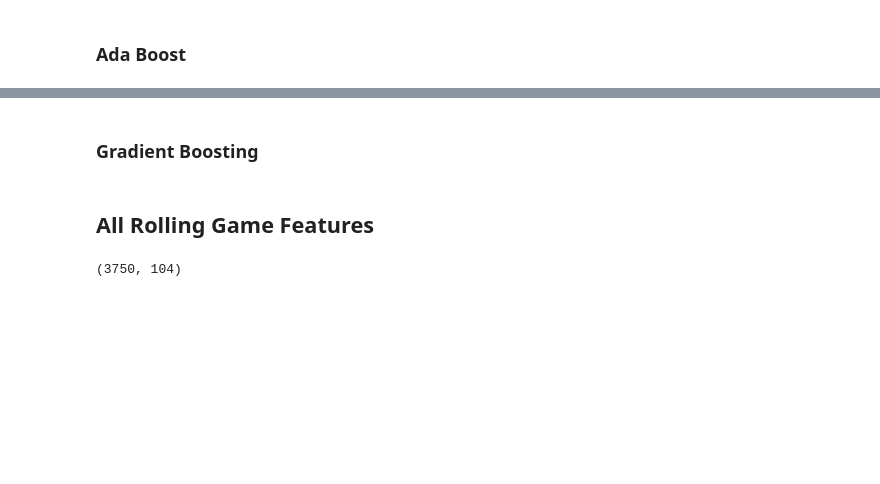
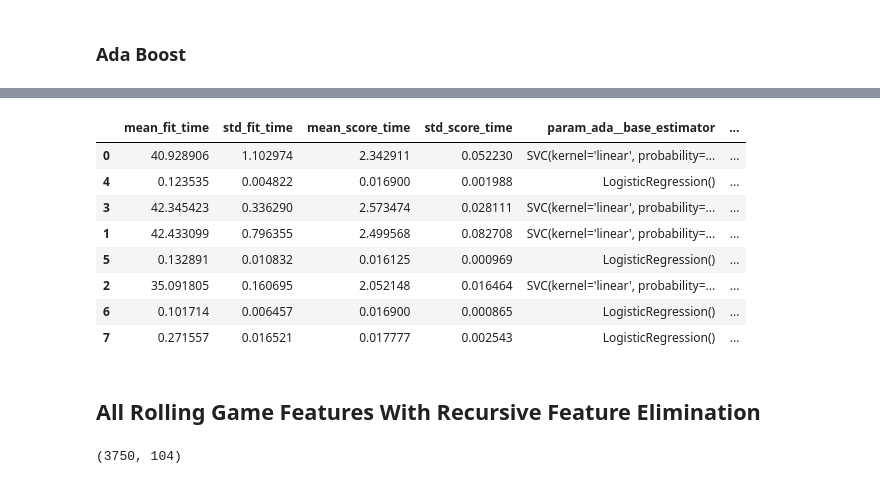
Before and after one commit to gschwaeb/NHL_Game_Prediction, a Jupyter notebook: Preliminary Modeling.ipynb, the cells around one changed output, grey strips where cells are left out. Cells and saved outputs as stored; diff of their text form; code cells hidden in the pictures; blank space fills up the shorter version.

```diff
--- a/Preliminary Modeling.ipynb
+++ b/Preliminary Modeling.ipynb
@@ -584,6 +609,20 @@ log_40_coef.sort_values('Coef_abs', ascending = False)
 # %% [markdown]
 ### Ada Boost
 # %%
+numeric_transformer = Pipeline(steps=[
+    ('scaler', StandardScaler())])
+
+categorical_features = ['home_B2B', 'away_B2B']
+
+
+preprocessor = ColumnTransformer(
+    transformers=[
+        ('num', numeric_transformer, numeric_features),
+        ('cat', 'passthrough', categorical_features)])
+
+log_40_pipeline = Pipeline(steps=[('preprocessor', preprocessor),
+                      ('logisticregression', LogisticRegression(max_iter=10000))])
+
 ada_40_pipeline = Pipeline(steps=[('preprocessor', preprocessor),
                       ('ada', AdaBoostClassifier())])
 
@@ -597,5 +655,13 @@ ada_cv_40.fit(X_train, y_train)
 # %%
-ada_40_results = pd.DataFrame(ada_cv_40.cv_results_).sort_values('mean_test_score', ascending=False)
+ada_40_results = pd.DataFrame(ada_cv_40.cv_results_).sort_values('mean_test_neg_log_loss', ascending=False)
 ada_40_results.head(10)
+# %% [output]
+|  | mean_fit_time | std_fit_time | mean_score_time | std_score_time | param_ada__base_estimator | ... |
+| 0 | 40.928906 | 1.102974 | 2.342911 | 0.052230 | SVC(kernel='linear', probability=... | ... |
+| 4 | 0.123535 | 0.004822 | 0.016900 | 0.001988 | LogisticRegression() | ... |
+| 3 | 42.345423 | 0.336290 | 2.573474 | 0.028111 | SVC(kernel='linear', probability=... | ... |
+| 1 | 42.433099 | 0.796355 | 2.499568 | 0.082708 | SVC(kernel='linear', probability=... | ... |
+| 5 | 0.132891 | 0.010832 | 0.016125 | 0.000969 | LogisticRegression() | ... |
+| 2 | 35.091805 | 0.160695 | 2.052148 | 0.016464 | SVC(kernel='linear', probability=... | ... |
+| 6 | 0.101714 | 0.006457 | 0.016900 | 0.000865 | LogisticRegression() | ... |
+| 7 | 0.271557 | 0.016521 | 0.017777 | 0.002543 | LogisticRegression() | ... |
-# %% [markdown]
-### Gradient Boosting
@@ -616,5 +668,5 @@ gb_40_results.head(10)
 # %% [markdown]
-## All Rolling Game Features
+## All Rolling Game Features With Recursive Feature Elimination
 # %%
 X_train = df[df['Season'] != '2020-2021'].dropna().loc[:,all_r]
 y_train = df[df['Season'] != '2020-2021'].dropna()['Home_Team_Won']
```
Also changed, not shown: parts of 28 cells of this notebook, 8 other files.
